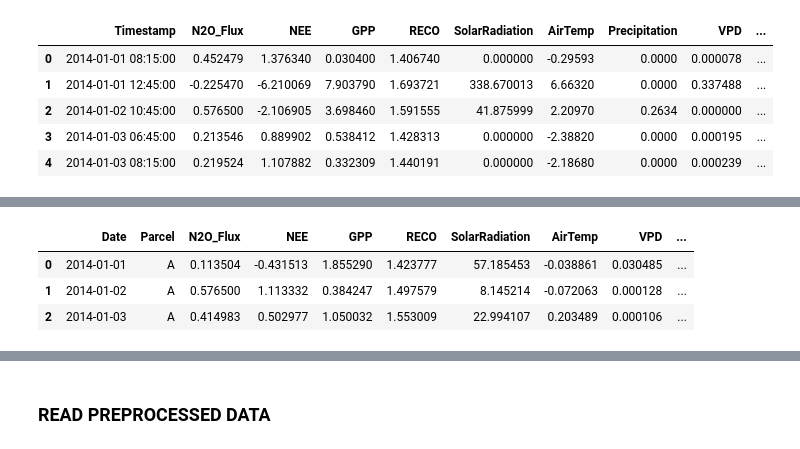
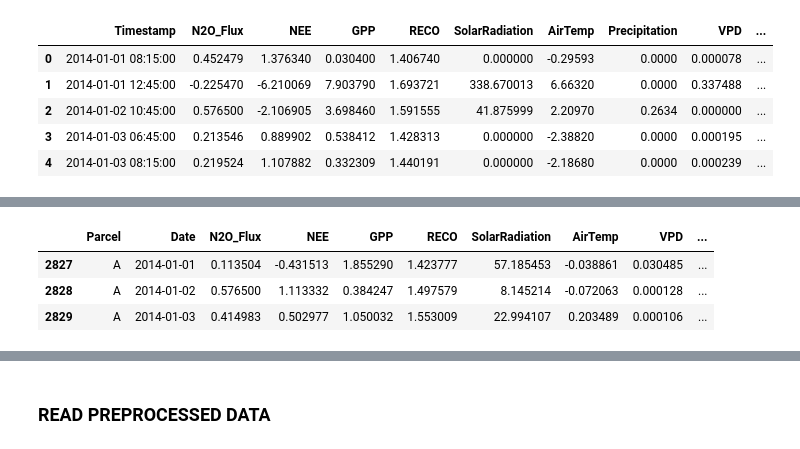
Before and after one commit to AndreasHiropedi/N2O_Emissions_Prediction, a Jupyter notebook: data_exploration/data_exploration_chamau.ipynb, the cells around one changed output, grey strips where cells are left out. Drawn from its saved outputs; the diff is of its cells as text; code cells hidden in the pictures.

```diff
--- a/data_exploration/data_exploration_chamau.ipynb
+++ b/data_exploration/data_exploration_chamau.ipynb
@@ -258,7 +258,10 @@ chamau_lag.head()
 | 3 | 2014-01-03 06:45:00 | 0.213546 | 0.889902 | 0.538412 | 1.428313 | 0.000000 | -2.38820 | 0.0000 | 0.000195 | ... |
 | 4 | 2014-01-03 08:15:00 | 0.219524 | 1.107882 | 0.332309 | 1.440191 | 0.000000 | -2.18680 | 0.0000 | 0.000239 | ... |
 # %%
-# Round timestamps down to the calendar day
+import pandas as pd
+import numpy as np
+
+# --- Round timestamps down to the calendar day ---
 chamau_lag_full["Date"] = chamau_lag_full.index.floor("D")
 
 # --- Aggregate daily per parcel ---
@@ -306,35 +309,53 @@ chamau_daily = (
 print(f"Aggregated daily per parcel: {chamau_daily.shape}")
 
 # ==========================================================
-# --- Compute lag features (calendar-based, per parcel) ---
+# --- Compute lag + rolling features (calendar-based) ---
 # ==========================================================
-meteo_predictors = [
-    "NEE", "GPP", "RECO",
-    "SolarRadiation", "AirTemp", "Precipitation", "VPD",
-    "SoilWater_5cm", "SoilWater_15cm",
-    "SoilTemp_4cm", "SoilTemp_15cm"
+
+meteo_daily = [
+    "NEE","GPP","RECO","SolarRadiation","AirTemp","VPD",
+    "SoilWater_5cm","SoilWater_15cm","SoilTemp_4cm","SoilTemp_15cm","Precipitation"
 ]
-lags_days = [1, 3, 5, 7]
 
-# Initialize container for both parcels
-daily_list = []
+lag_days     = [1, 3, 5, 7]
+roll_windows = [3, 5, 7]
 
+lagged_list = []
 for parcel, group in chamau_daily.groupby("Parcel"):
-    group = group.sort_values("Date").set_index("Date")
+    group = group.set_index("Date").sort_index()
+    group.index.name = "Date"
 
-    for var in meteo_predictors:
-        for lag in lags_days:
-            group[f"{var}_lag{lag}d"] = group[var].shift(freq=pd.Timedelta(days=lag))
+    newcols = []
 
-    # Restore Parcel column and append
-    group["Parcel"] = parcel
-    daily_list.append(group.reset_index())
+    # --- Simple daily lags ---
+    for var in meteo_daily:
+        for lag in lag_days:
+            newcols.append(group[var].shift(lag).rename(f"{var}_lag{lag}d"))
 
-# Recombine both parcels
-chamau_daily = pd.concat(daily_list, ignore_index=True)
+    # --- Rolling means/sums excluding current day ---
+    shifted = group[meteo_daily].shift(1)
+    for var in meteo_daily:
+        for w in roll_windows:
+            newcols.append(shifted[var].rolling(w, min_periods=1).mean().rename(f"{var}_roll{w}d_mean"))
+            newcols.append(shifted[var].rolling(w, min_periods=1).sum().rename(f"{var}_roll{w}d_sum"))
+
+    # Concatenate results
+    feats = pd.concat(newcols, axis=1).reset_index()
+    feats.insert(0, "Parcel", parcel)
+    lagged_list.append(feats)
+
+# Combine all parcels
+daily_features = pd.concat(lagged_list, ignore_index=True)
+print(f"Daily lag/rolling feature matrix: {daily_features.shape}")
 
 # ==========================================================
-# --- Add temporal helpers and filter analysis period ---
+# --- Merge back into chamau_daily ---
+# ==========================================================
+
+chamau_daily = chamau_daily.merge(daily_features, on=["Parcel", "Date"], how="left")
+
+# ==========================================================
+# --- Add temporal helpers & filters ---
 # ==========================================================
 chamau_daily["Date"] = pd.to_datetime(chamau_daily["Date"])
 chamau_daily["year"] = chamau_daily["Date"].dt.year
@@ -343,7 +364,7 @@ chamau_daily = chamau_daily[chamau_daily["year"] >= 2014]
 chamau_daily = chamau_daily[chamau_daily["N2O_Flux"].notna()]
 
 # ==========================================================
-# --- Recalculate log-transform (after aggregation) ---
+# --- Log-transform ---
 # ==========================================================
 chamau_daily["N2O_Flux_ln"] = np.where(
     chamau_daily["N2O_Flux"] > 0,
@@ -352,19 +373,13 @@ chamau_daily["N2O_Flux_ln"] = np.where(
 )
 
 # ==========================================================
-# --- Split into Parcel A / B and combined ---
+# --- Split into Parcel A/B + summary ---
 # ==========================================================
 chamau_daily_A = chamau_daily[chamau_daily["Parcel"] == "A"].set_index("Date").sort_index()
 chamau_daily_B = chamau_daily[chamau_daily["Parcel"] == "B"].set_index("Date").sort_index()
 
-# Combined flat version
-chamau_daily = chamau_daily.reset_index(drop=True)
-
-# ==========================================================
-# --- Final summary ---
-# ==========================================================
-print(f"Parcel A: {chamau_daily_A.shape}, index unique = {chamau_daily_A.index.is_unique}")
-print(f"Parcel B: {chamau_daily_B.shape}, index unique = {chamau_daily_B.index.is_unique}")
+print(f"Parcel A: {chamau_daily_A.shape}, unique index = {chamau_daily_A.index.is_unique}")
+print(f"Parcel B: {chamau_daily_B.shape}, unique index = {chamau_daily_B.index.is_unique}")
 print(f"Combined: {chamau_daily.shape}")
 chamau_daily.head(3)
 # %% [output]
@@ -375,7 +391,7 @@ Combined: (2908, 72)
-|  | Date | Parcel | N2O_Flux | NEE | GPP | RECO | SolarRadiation | AirTemp | VPD | ... |
-| 0 | 2014-01-01 | A | 0.113504 | -0.431513 | 1.855290 | 1.423777 | 57.185453 | -0.038861 | 0.030485 | ... |
-| 1 | 2014-01-02 | A | 0.576500 | 1.113332 | 0.384247 | 1.497579 | 8.145214 | -0.072063 | 0.000128 | ... |
-| 2 | 2014-01-03 | A | 0.414983 | 0.502977 | 1.050032 | 1.553009 | 22.994107 | 0.203489 | 0.000106 | ... |
+|  | Parcel | Date | N2O_Flux | NEE | GPP | RECO | SolarRadiation | AirTemp | VPD | ... |
+| 2827 | A | 2014-01-01 | 0.113504 | -0.431513 | 1.855290 | 1.423777 | 57.185453 | -0.038861 | 0.030485 | ... |
+| 2828 | A | 2014-01-02 | 0.576500 | 1.113332 | 0.384247 | 1.497579 | 8.145214 | -0.072063 | 0.000128 | ... |
+| 2829 | A | 2014-01-03 | 0.414983 | 0.502977 | 1.050032 | 1.553009 | 22.994107 | 0.203489 | 0.000106 | ... |
 # %%
 fert_info = pd.read_csv("../datasets/FertilizationInfo_DataScienceLab/Chamau_2001-2024.csv")
 
```
Also changed, not shown: parts of 4 cells of this notebook, 1 other file.
